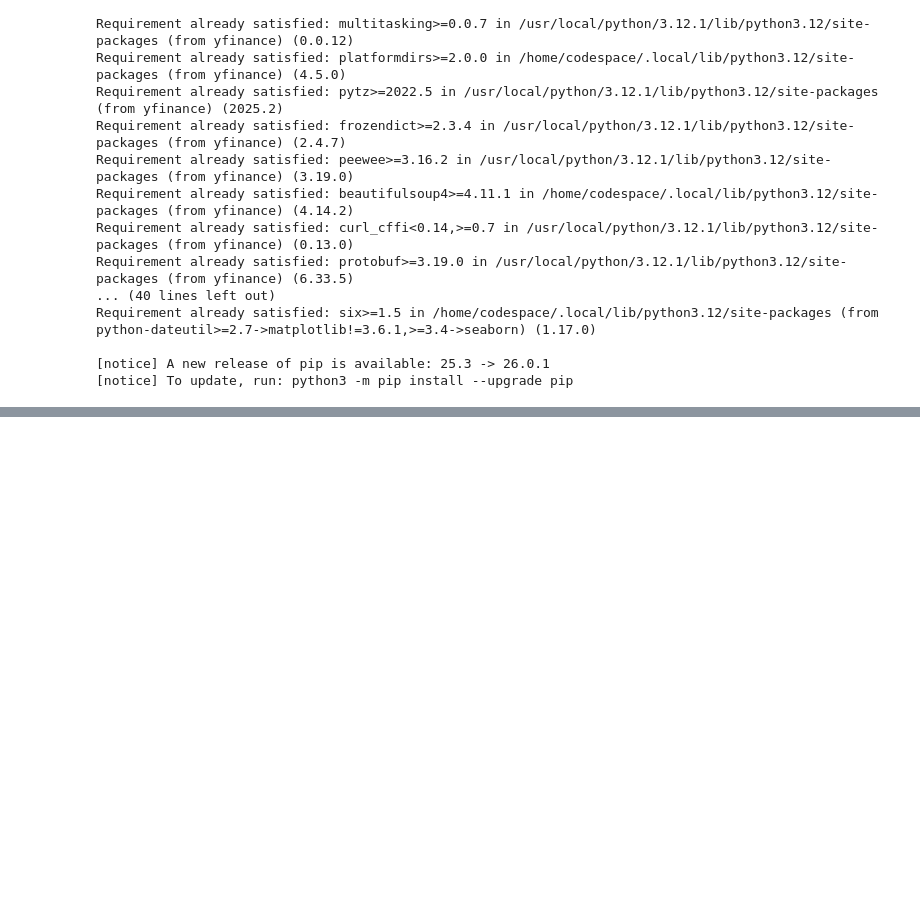
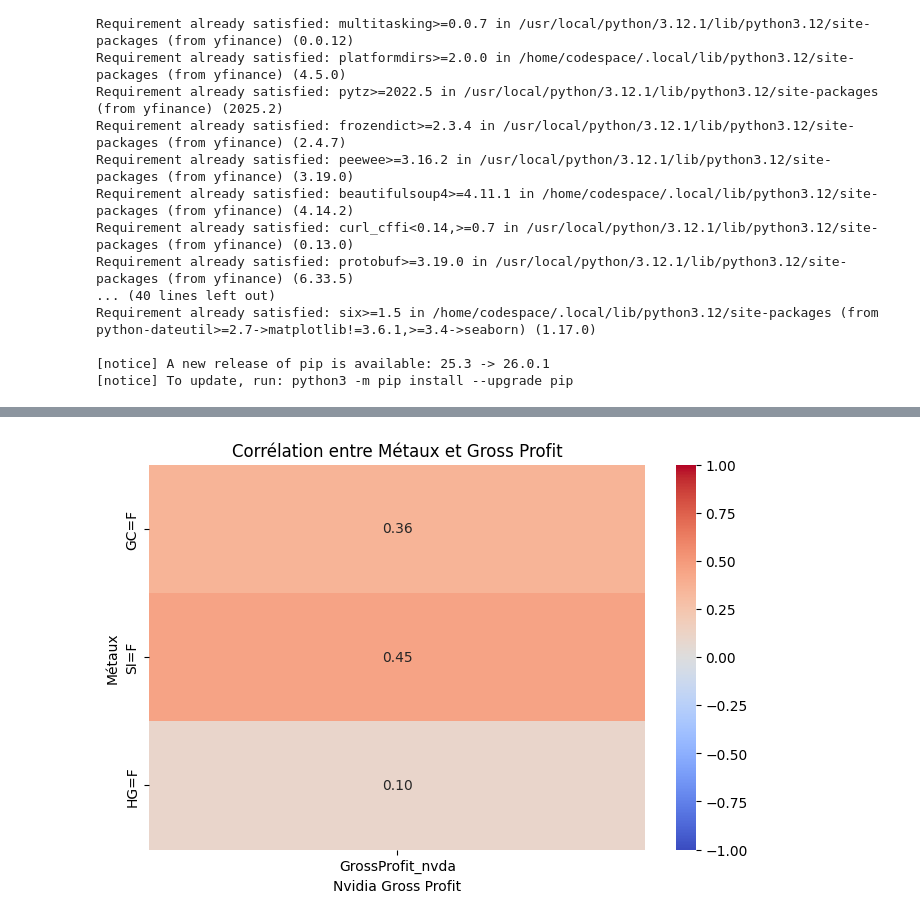
Before and after one commit to c-battaglia/Projet-Audit-Data-Battaglia-La-Mendola-Bernardoff-Bleywas, a Jupyter notebook: SCRIPTS/script.ipynb, the cells around one changed output, grey strips where cells are left out. Cells and saved outputs as stored; diff of their text form; code cells hidden in the pictures; blank space fills up the shorter version.

```diff
--- a/SCRIPTS/script.ipynb
+++ b/SCRIPTS/script.ipynb
@@ -126,0 +249,33 @@ KeyError: 'Receivables'
+# %%
+# On fait le ménage : on ne garde que les colonnes d'origine (Métaux, etc.)
+# On supprime toutes les colonnes qui contiennent "GrossProfit" pour repartir à zéro
+cols_a_garder = [c for c in donnees_finales.columns if "GrossProfit" not in c]
+donnees_finales = donnees_finales[cols_a_garder]
+
+
+GrossProfit2 = GrossProfit.to_frame(name="GrossProfit_nvda")
+GrossProfit2.index = pd.to_datetime(GrossProfit2.index)
+
+
+donnees_finales = pd.merge_asof(
+    donnees_finales.sort_index(),
+    GrossProfit2.sort_index(),
+    left_index=True,
+    right_index=True,
+    direction='nearest')
+
+
+correlation_CDR2 = donnees_finales.corr()
+metaux = ['GC=F', 'SI=F', 'HG=F']
+matrice2 = correlation_CDR2.loc[metaux, ['GrossProfit_nvda']]
+
+
+plt.figure(figsize=(8, 5))
+sns.heatmap(matrice2, annot=True, cmap='coolwarm', vmin=-1, vmax=1, fmt=".2f")
+
+plt.title("Corrélation entre Métaux et Gross Profit")
+plt.ylabel("Métaux")
+plt.xlabel("Nvidia Gross Profit")
+plt.show()
+# %% [output]
+[figure, added]
```
Also changed, not shown: parts of 17 cells of this notebook.
